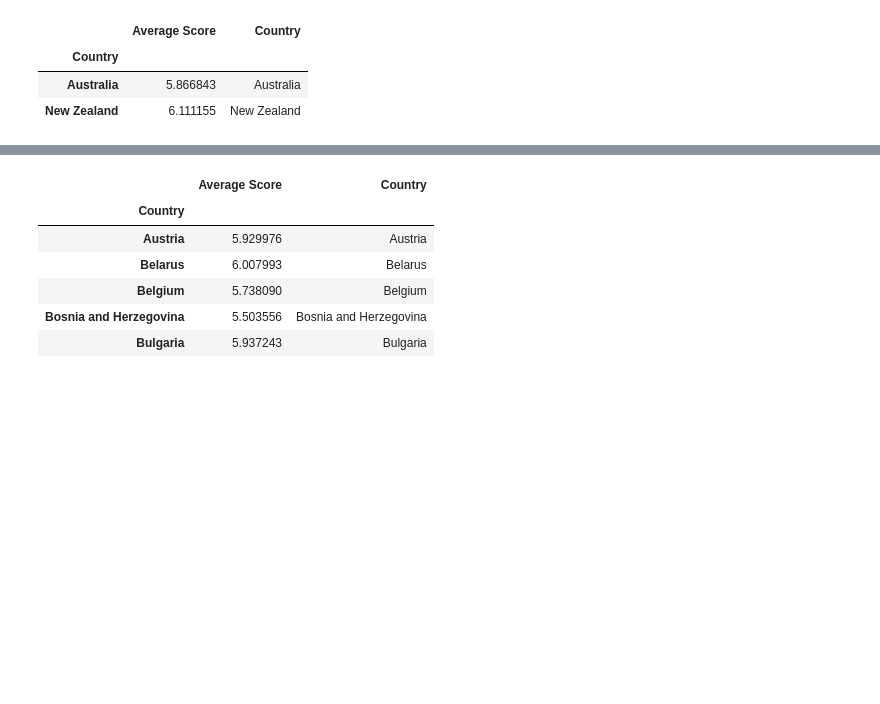
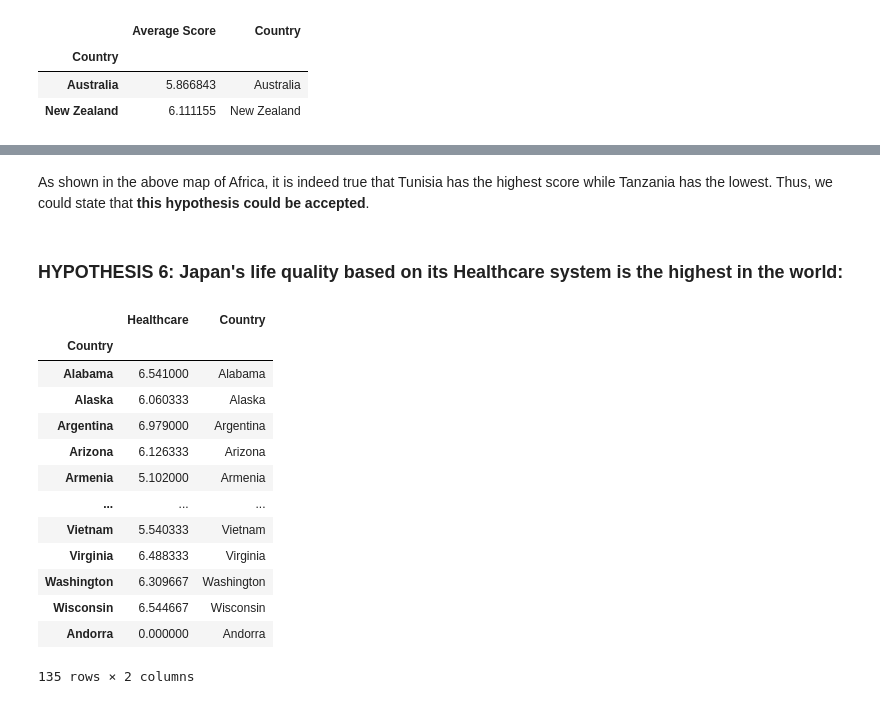
Before and after one commit to Lydia-Arocena/PROJECT2-Data-Pipeline, a Jupyter notebook: Notebooks/Visualización.ipynb, the cells around one changed output, grey strips where cells are left out. Drawn from its saved outputs; the diff is of its cells as text; code cells hidden in the pictures; blank space fills up the shorter version.

```diff
--- a/Notebooks/Visualización.ipynb
+++ b/Notebooks/Visualización.ipynb
@@ -225,13 +231,28 @@ fig.update_layout(
 fig.show()
 # %% [output]
 [interactive output not drawn]
-# %%
-europe2.head()
-# %% [output]
-|  | Average Score | Country |
-| Country |  |  |
-| Austria | 5.929976 | Austria |
-| Belarus | 6.007993 | Belarus |
-| Belgium | 5.738090 | Belgium |
-| Bosnia and Herzegovina | 5.503556 | Bosnia and Herzegovina |
-| Bulgaria | 5.937243 | Bulgaria |
+# %% [markdown]
+As shown in the above map of Africa, it is indeed true that Tunisia has the highest score while Tanzania has the lowest. Thus, we could state that **this hypothesis could be accepted**.
+# %% [markdown]
+### HYPOTHESIS 6: Japan's life quality based on its Healthcare system is the highest in the world:
+# %%
+world_air=lifequality.groupby("Country").agg({"Healthcare": "mean"})
+# %%
+world_air['Country'] = world_air.index
+# %%
+world_air
+# %% [output]
+|  | Healthcare | Country |
+| Country |  |  |
+| Alabama | 6.541000 | Alabama |
+| Alaska | 6.060333 | Alaska |
+| Argentina | 6.979000 | Argentina |
+| Arizona | 6.126333 | Arizona |
+| Armenia | 5.102000 | Armenia |
+| ... | ... | ... |
+| Vietnam | 5.540333 | Vietnam |
+| Virginia | 6.488333 | Virginia |
+| Washington | 6.309667 | Washington |
+| Wisconsin | 6.544667 | Wisconsin |
+| Andorra | 0.000000 | Andorra |
+135 rows × 2 columns
```
Also changed, not shown: parts of 19 cells of this notebook.
